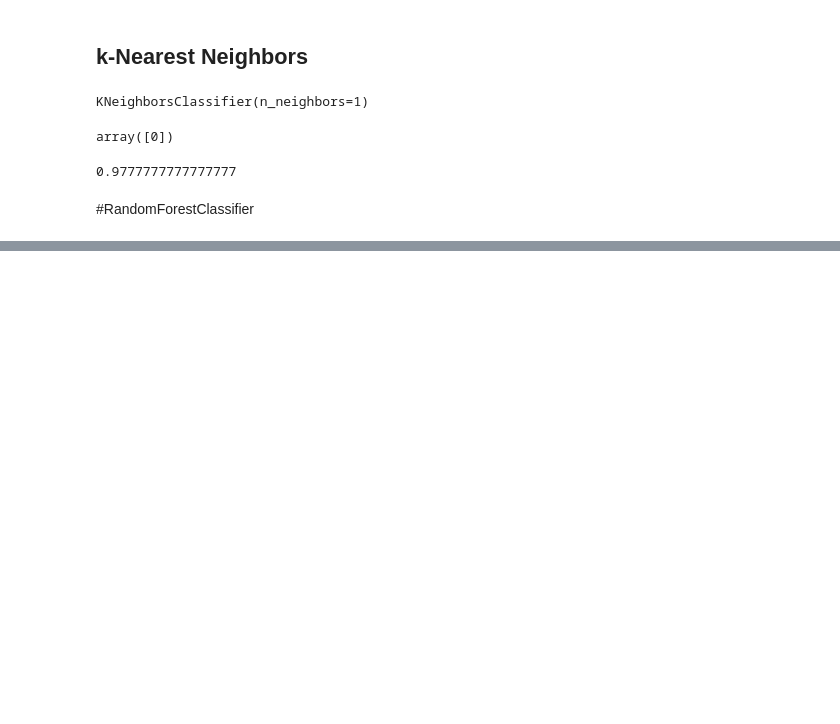
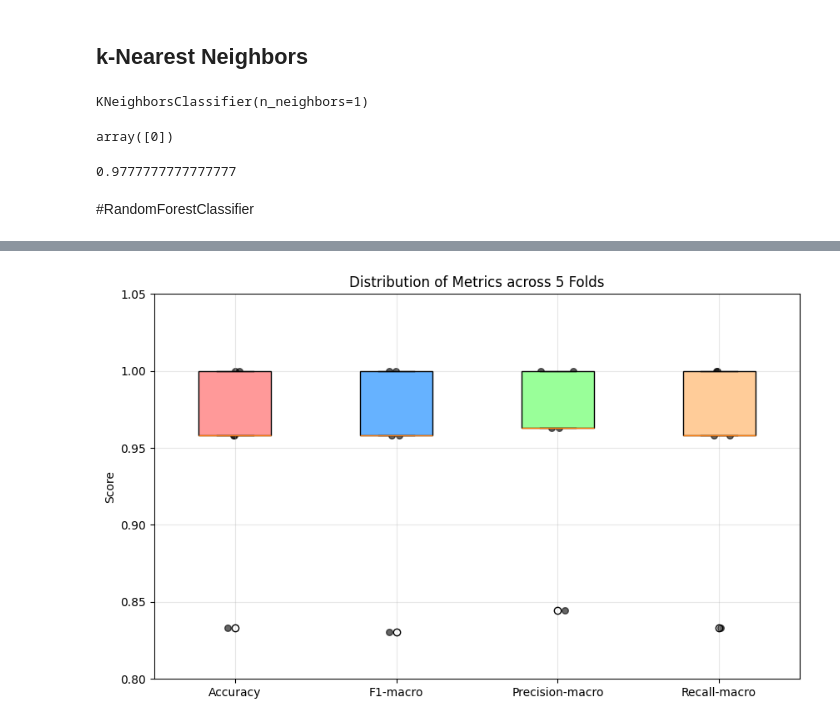
Before and after one commit to MinyaevAndrey/MYPETS, a Jupyter notebook: Iris.ipynb, the cells around one changed output, grey strips where cells are left out. Saved outputs shown, nothing was run; the diff lists cells and outputs as text; code cells hidden in the pictures; blank space fills up the shorter version.

```diff
--- a/Iris.ipynb
+++ b/Iris.ipynb
@@ -388,0 +572,34 @@ plt.show()
+# %%
+#  ============================================
+# 5. ВИЗУАЛИЗАЦИЯ: Boxplot для сравнения метрик
+# ============================================
+fig, ax = plt.subplots(figsize=(10, 6))
+
+metrics_data = [
+    cv_results['test_accuracy'],
+    cv_results['test_f1_macro'],
+    cv_results['test_precision_macro'],
+    cv_results['test_recall_macro']
+]
+
+box = ax.boxplot(metrics_data, labels=['Accuracy', 'F1-macro', 'Precision-macro', 'Recall-macro'],
+                 patch_artist=True)
+
+# Цвета для боксплотов
+colors = ['#FF9999', '#66B2FF', '#99FF99', '#FFCC99']
+for patch, color in zip(box['boxes'], colors):
+    patch.set_facecolor(color)
+
+ax.set_ylabel('Score')
+ax.set_title('Distribution of Metrics across 5 Folds')
+ax.grid(True, alpha=0.3)
+ax.set_ylim(0.8, 1.05)
+
+# Добавляем точки для каждого фолда
+for i, data in enumerate(metrics_data, 1):
+    x = np.random.normal(i, 0.04, size=len(data))
+    ax.scatter(x, data, alpha=0.6, color='black', s=30)
+
+plt.show()
+# %% [output]
+[figure, added]
```
Also changed, not shown: parts of 30 cells of this notebook.
